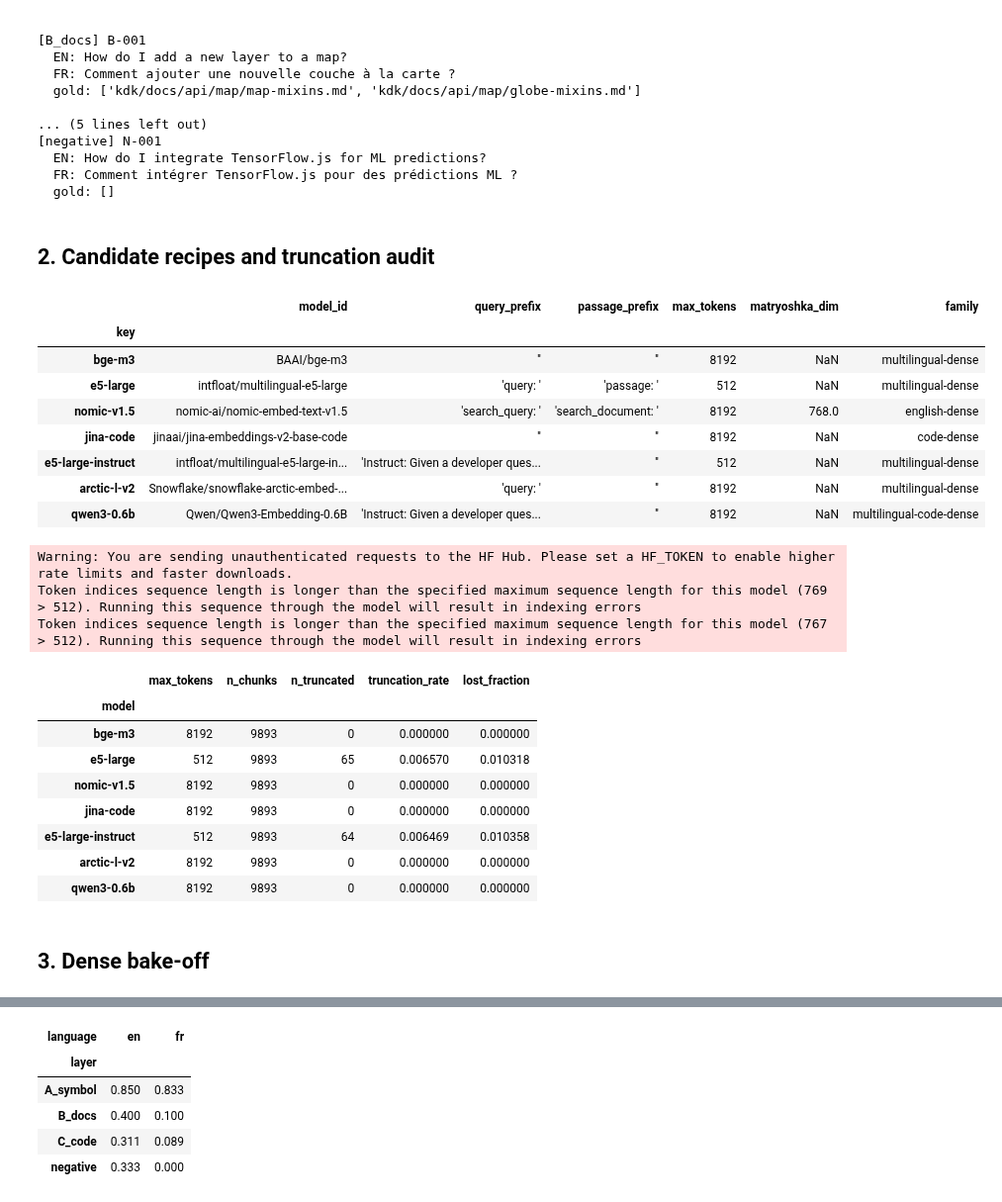
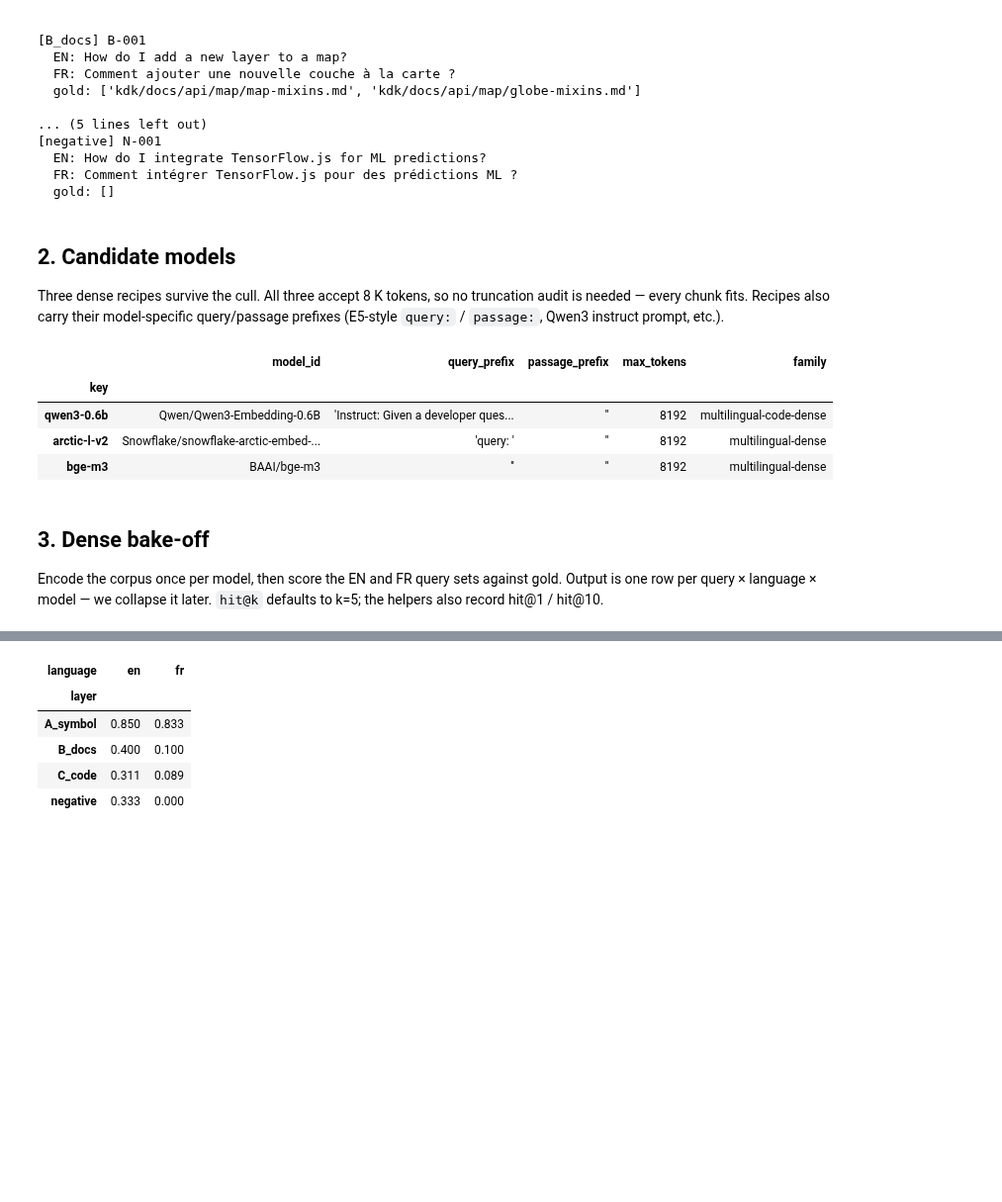
Before and after one commit to kalisio/knowledge, a Jupyter notebook: notebooks/nb05_embedding_evaluation.ipynb, the cells around one changed output, grey strips where cells are left out. Shown at 99% size. Saved outputs shown, nothing was run; the diff lists cells and outputs as text; code cells hidden in the pictures; blank space fills up the shorter version.

```diff
--- a/notebooks/nb05_embedding_evaluation.ipynb
+++ b/notebooks/nb05_embedding_evaluation.ipynb
@@ -110,50 +126,42 @@ Sample query per layer:
   EN: How do I integrate TensorFlow.js for ML predictions?
   FR: Comment intégrer TensorFlow.js pour des prédictions ML ?
   gold: []
-# %% [markdown]
-## 2. Candidate recipes and truncation audit
+# %% [markdown]
+## 2. Candidate models
+
+Three dense recipes survive the cull. All three accept 8 K tokens, so no
+truncation audit is needed — every chunk fits. Recipes also carry their
+model-specific query/passage prefixes (E5-style `query:` / `passage:`,
+Qwen3 instruct prompt, etc.).
 # %%
-from nb05_helpers import RECIPES, truncation_audit
+from nb05_helpers import RECIPES
+
+# Curated lineup — see notebook intro for why the others are dropped.
+SELECTED_MODELS = ["qwen3-0.6b", "arctic-l-v2", "bge-m3"]
+ACTIVE_RECIPES = {k: RECIPES[k] for k in SELECTED_MODELS}
 
 display(pd.DataFrame([
     {
         "key": k,
         "model_id": r.model_id,
         "query_prefix": repr(r.query_prefix),
         "passage_prefix": repr(r.passage_prefix),
         "max_tokens": r.max_tokens,
-        "matryoshka_dim": r.matryoshka_dim,
         "family": r.family,
-    } for k, r in RECIPES.items()
+    } for k, r in ACTIVE_RECIPES.items()
 ]).set_index("key"))
-
-audit_rows = [truncation_audit(r, chunk_texts) for r in RECIPES.values()]
-df_audit = pd.DataFrame(audit_rows).set_index("model")
-df_audit
 # %% [output]
-|  | model_id | query_prefix | passage_prefix | max_tokens | matryoshka_dim | family |
-| key |  |  |  |  |  |  |
-| bge-m3 | BAAI/bge-m3 | '' | '' | 8192 | NaN | multilingual-dense |
-| e5-large | intfloat/multilingual-e5-large | 'query: ' | 'passage: ' | 512 | NaN | multilingual-dense |
-| nomic-v1.5 | nomic-ai/nomic-embed-text-v1.5 | 'search_query: ' | 'search_document: ' | 8192 | 768.0 | english-dense |
-| jina-code | jinaai/jina-embeddings-v2-base-code | '' | '' | 8192 | NaN | code-dense |
-| e5-large-instruct | intfloat/multilingual-e5-large-in... | 'Instruct: Given a developer ques... | '' | 512 | NaN | multilingual-dense |
-| arctic-l-v2 | Snowflake/snowflake-arctic-embed-... | 'query: ' | '' | 8192 | NaN | multilingual-dense |
-| qwen3-0.6b | Qwen/Qwen3-Embedding-0.6B | 'Instruct: Given a developer ques... | '' | 8192 | NaN | multilingual-code-dense |
+|  | model_id | query_prefix | passage_prefix | max_tokens | family |
+| key |  |  |  |  |  |
+| qwen3-0.6b | Qwen/Qwen3-Embedding-0.6B | 'Instruct: Given a developer ques... | '' | 8192 | multilingual-code-dense |
+| arctic-l-v2 | Snowflake/snowflake-arctic-embed-... | 'query: ' | '' | 8192 | multilingual-dense |
+| bge-m3 | BAAI/bge-m3 | '' | '' | 8192 | multilingual-dense |
-Warning: You are sending unauthenticated requests to the HF Hub. Please set a HF_TOKEN to enable higher rate limits and faster downloads.
-Token indices sequence length is longer than the specified maximum sequence length for this model (769 > 512). Running this sequence through the model will result in indexing errors
-Token indices sequence length is longer than the specified maximum sequence length for this model (767 > 512). Running this sequence through the model will result in indexing errors
-|  | max_tokens | n_chunks | n_truncated | truncation_rate | lost_fraction |
-| model |  |  |  |  |  |
-| bge-m3 | 8192 | 9893 | 0 | 0.000000 | 0.000000 |
-| e5-large | 512 | 9893 | 65 | 0.006570 | 0.010318 |
-| nomic-v1.5 | 8192 | 9893 | 0 | 0.000000 | 0.000000 |
-| jina-code | 8192 | 9893 | 0 | 0.000000 | 0.000000 |
-| e5-large-instruct | 512 | 9893 | 64 | 0.006469 | 0.010358 |
-| arctic-l-v2 | 8192 | 9893 | 0 | 0.000000 | 0.000000 |
-| qwen3-0.6b | 8192 | 9893 | 0 | 0.000000 | 0.000000 |
-# %% [markdown]
-## 3. Dense bake-off
+# %% [markdown]
+## 3. Dense bake-off
+
+Encode the corpus once per model, then score the EN and FR query sets
+against gold. Output is one row per query × language × model — we collapse
+it later. `hit@k` defaults to k=5; the helpers also record hit@1 / hit@10.
 # %%
 from nb05_helpers import (
     encode_corpus, encode_queries, load_recipe_model,
```
Also changed, not shown: parts of 42 cells of this notebook, 7 other files.
